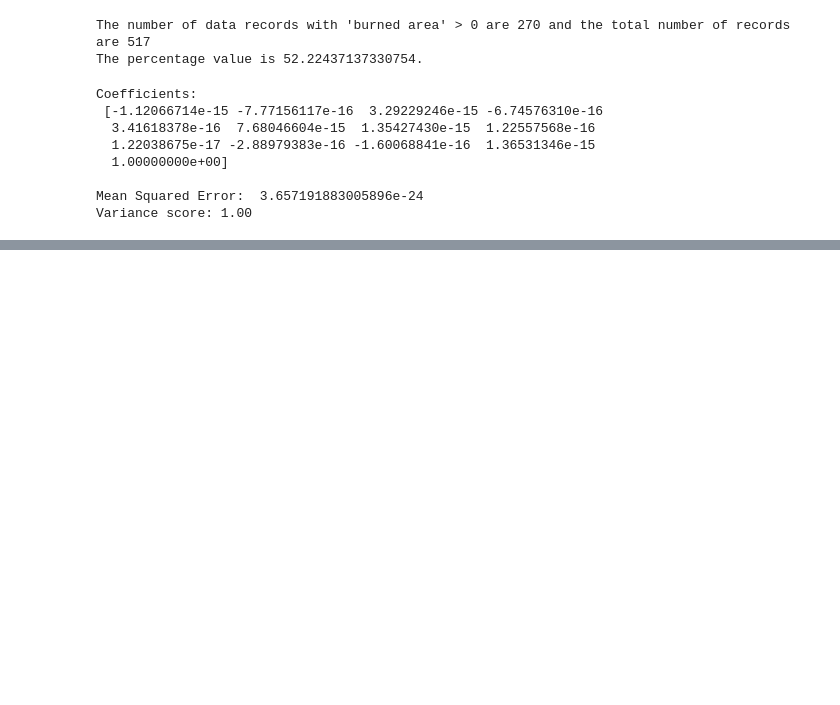
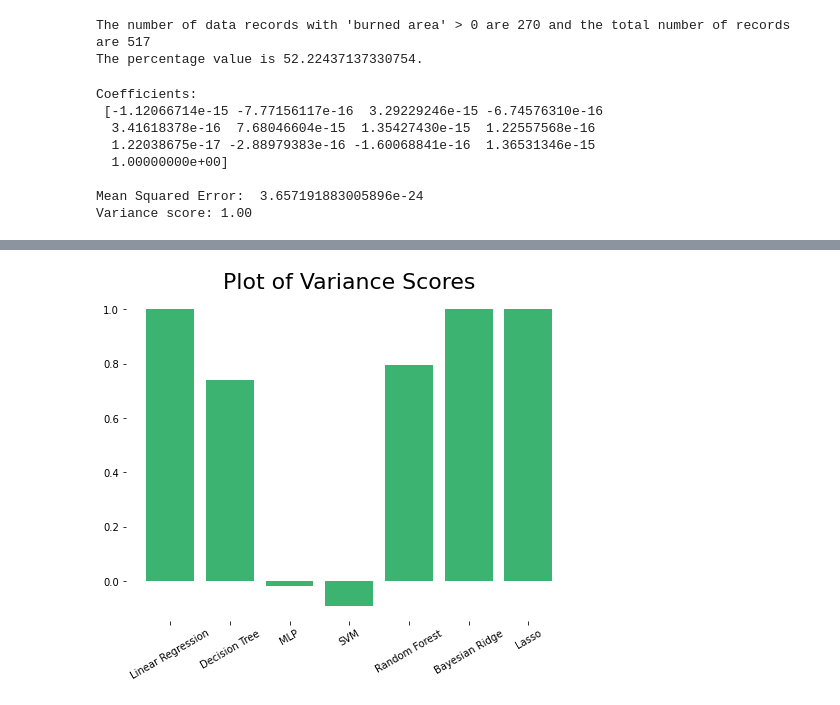
Before and after one commit to DriBans/ForestFire, a Jupyter notebook: Insight into Forest Fires.ipynb, the cells around one changed output, grey strips where cells are left out. Saved outputs shown, nothing was run; the diff lists cells and outputs as text; code cells hidden in the pictures; blank space fills up the shorter version.

```diff
--- a/Insight into Forest Fires.ipynb
+++ b/Insight into Forest Fires.ipynb
@@ -299,0 +375,4 @@ Variance score: -0.02
+# %%
+generate_plt("Plot of Variance Scores", ticks, VarianceScore, 1)
+# %% [output]
+[figure, added]
```
Also changed, not shown: parts of 8 cells of this notebook.
